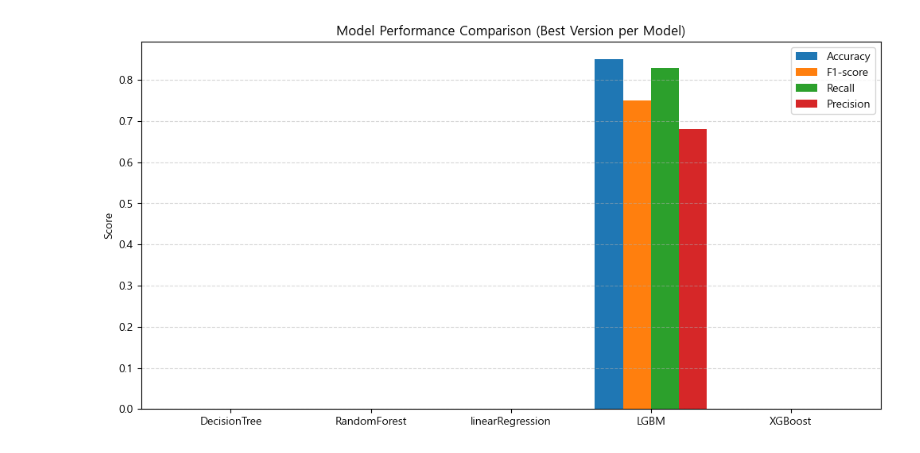
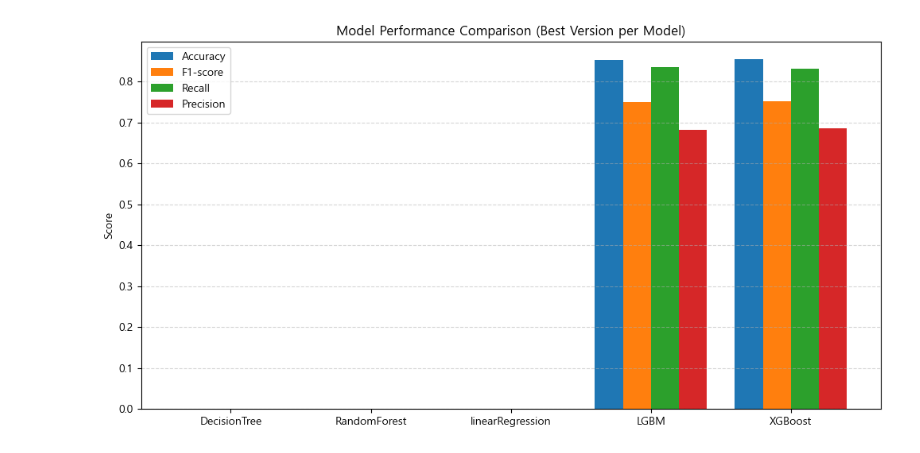
Before and after one commit to SKNETWORKS-FAMILY-AICAMP/SKN21-2nd-4Team, a Jupyter notebook: notebooks/model_compair.ipynb, the cells around one changed output. Drawn from its saved outputs; the diff is of its cells as text; code cells hidden in the pictures.

```diff
--- a/notebooks/model_compair.ipynb
+++ b/notebooks/model_compair.ipynb
@@ -2,32 +2,31 @@
 import matplotlib.pyplot as plt
 import numpy as np
 # %%
-
 # 모델 이름
 models = ["DecisionTree", "RandomForest", "linearRegression", "LGBM", "XGBoost"]
 
 # 성능 지표
-accuracy = [0,0 ,0 , 0.8529244747302669,0]
-f1 = [0,0 ,0 ,0.7507218479307026,0]
-recall = [0,0 , 0, 0.8351177730192719,0]
-precision = [0, 0,0 , 0.6818181818181818,0]
+accuracy = [0,0 ,0 ,0.8529244747302669,0.8540601930721181]
+f1 = [0,0 ,0 ,0.7507218479307026,0.7512100677637947]
+recall = [0,0 , 0,0.8351177730192719,0.8308351177730193]
+precision = [0, 0,0 ,0.6818181818181818,0.6855123674911661]
 
 x = np.arange(len(models))
 width = 0.2
 
 plt.figure(figsize=(12, 6))
 
 plt.bar(x - width*1.5, accuracy, width, label='Accuracy')
 plt.bar(x - width*0.5, f1, width, label='F1-score')
 plt.bar(x + width*0.5, recall, width, label='Recall')
 plt.bar(x + width*1.5, precision, width, label='Precision')
 
 plt.xticks(x, models)
 plt.ylabel("Score")
 plt.title("Model Performance Comparison (Best Version per Model)")
 plt.legend()
 plt.grid(axis='y', linestyle='--', alpha=0.5)
 
 plt.show()
 # %% [output]
-[figure, old version]
+[figure, new version]
```
